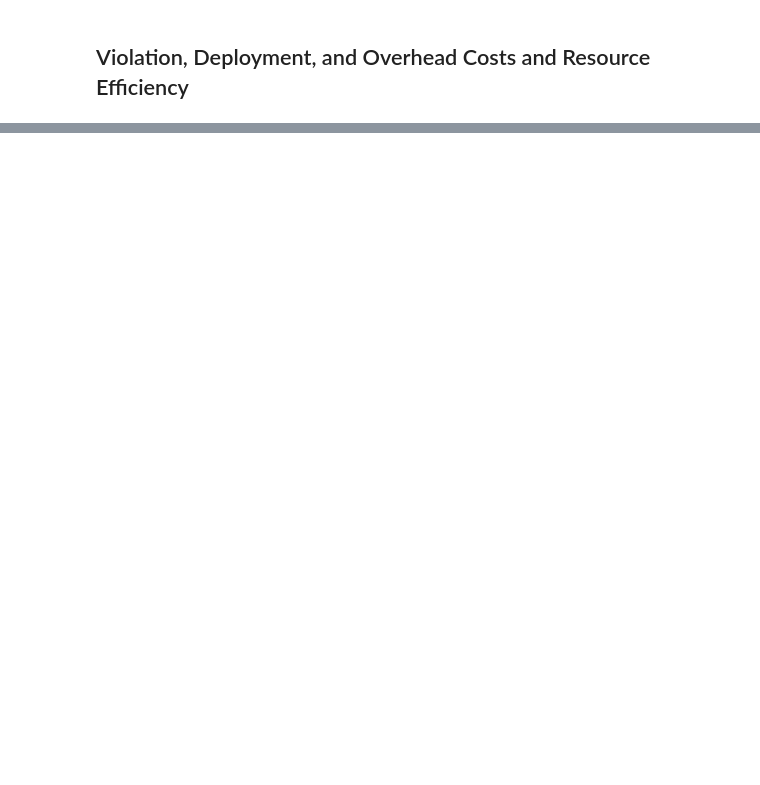
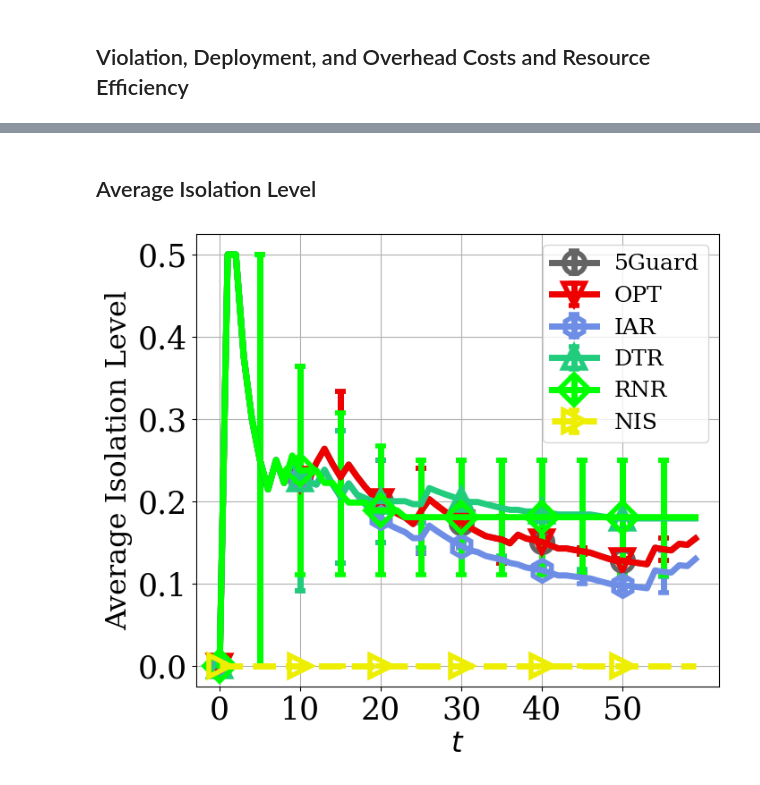
Before and after one commit to mehdibolourian/5Guard, a Jupyter notebook: simulation.ipynb, the cells around one changed output, grey strips where cells are left out. Cells and saved outputs as stored; diff of their text form; code cells hidden in the pictures; blank space fills up the shorter version.

```diff
--- a/simulation.ipynb
+++ b/simulation.ipynb
@@ -431,7 +439,7 @@ for i, alg in enumerate(algs):
                           np.where(np.arange(len(xpoints)) % step == 0, yerrors_high[alg][kpi], np.nan)),
                     marker=markers[i], markevery=markevery, markersize=marker_size,
                     color=colors[i], linewidth=linewidth, markerfacecolor='none', markeredgecolor=colors[i],
-                    markeredgewidth=markeredgewidth, capsize=4, capthick=1, linestyle='-')
+                    markeredgewidth=markeredgewidth, capsize=4, capthick=1, linestyle=linestyles[i])
 
 
 # Formatting
@@ -465,13 +473,13 @@ for idx_k, k in enumerate(kpis3):
                           np.where(np.arange(len(xpoints)) % step == 0, yerrors_high[alg][k][:,0], np.nan)),
                     marker=markers[i], markevery=markevery, markersize=marker_size,
                     color=colors[i], linewidth=linewidth, markerfacecolor='none', markeredgecolor=colors[i],
-                    markeredgewidth=markeredgewidth, capsize=4, capthick=1, linestyle='-')
+                    markeredgewidth=markeredgewidth, capsize=4, capthick=1, linestyle=linestyles[i])
     ax.grid()
 
     plt.xticks(np.arange(0, T_START+SIMULATION_INTERVAL, step=10))
 
     ax.tick_params(axis='both', labelsize=tick_label_size)
-    ax.legend(['5Guard', 'OPT', 'IAR', 'DTR', 'RNR'], fontsize=legend_font_size)
+    ax.legend(['5Guard', 'OPT', 'IAR', 'DTR', 'RNR', 'NIS'], fontsize=legend_font_size)
 
     if k != "reseff": ## Percentage data
         ax.yaxis.set_major_formatter(ScalarFormatter(useMathText=True))
@@ -492,0 +501,2 @@ plt.show()
+# %% [markdown]
+## Average Isolation Level
@@ -492,0 +539,34 @@ plt.show()
+# %%
+fig, ax   = plt.subplots(figsize=(7, 6))
+
+yerr_low  = {a: isol_level_avg_avg[a]-np.min(isol_level_avg[a], axis=0) for a in algs}  # Lower bound errors
+yerr_high = {a: np.max(isol_level_avg[a], axis=0)-isol_level_avg_avg[a] for a in algs}  # Upper bound errors
+
+for i, alg in enumerate(algs):
+    ax.errorbar(xpoints, isol_level_avg_avg[alg],
+                yerr=(np.where(np.arange(len(xpoints)) % step == 0, yerr_low[alg], np.nan),
+                      np.where(np.arange(len(xpoints)) % step == 0, yerr_high[alg], np.nan)),
+                marker=markers[i], markevery=markevery, markersize=marker_size,
+                color=colors[i], linewidth=linewidth, markerfacecolor='none', markeredgecolor=colors[i],
+                markeredgewidth=markeredgewidth, capsize=4, capthick=1, linestyle=linestyles[i])
+ax.grid()
+
+plt.xticks(np.arange(0, T_START+SIMULATION_INTERVAL, step=10))
+
+ax.tick_params(axis='both', labelsize=tick_label_size)
+ax.legend(['5Guard', 'OPT', 'IAR', 'DTR', 'RNR', 'NIS'], fontsize=legend_font_size)
+
+if k != "reseff": ## Percentage data
+    ax.yaxis.set_major_formatter(ScalarFormatter(useMathText=True))
+    ax.yaxis.get_major_formatter().set_scientific(True)
+    ax.yaxis.get_major_formatter().set_powerlimits((-1, 1))
+    ax.yaxis.offsetText.set_fontsize(20)  # Adjust font size
+
+ax.set_xlabel(plot_titles[7][0], fontsize=xlabel_font_size)
+ax.set_ylabel(plot_titles[7][1], fontsize=ylabel_font_size)
+fig.tight_layout(pad=0.5)
+plt.savefig(f"plots/result_7.svg", format="svg")
+
+plt.show()
+# %% [output]
+[figure, added]
```
Also changed, not shown: parts of 13 cells of this notebook, 25 other files.
